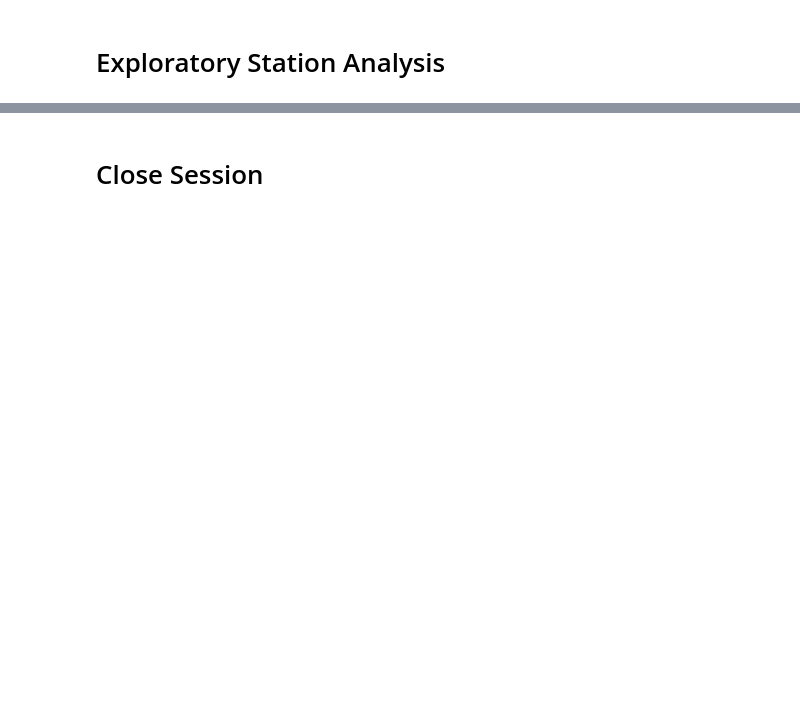
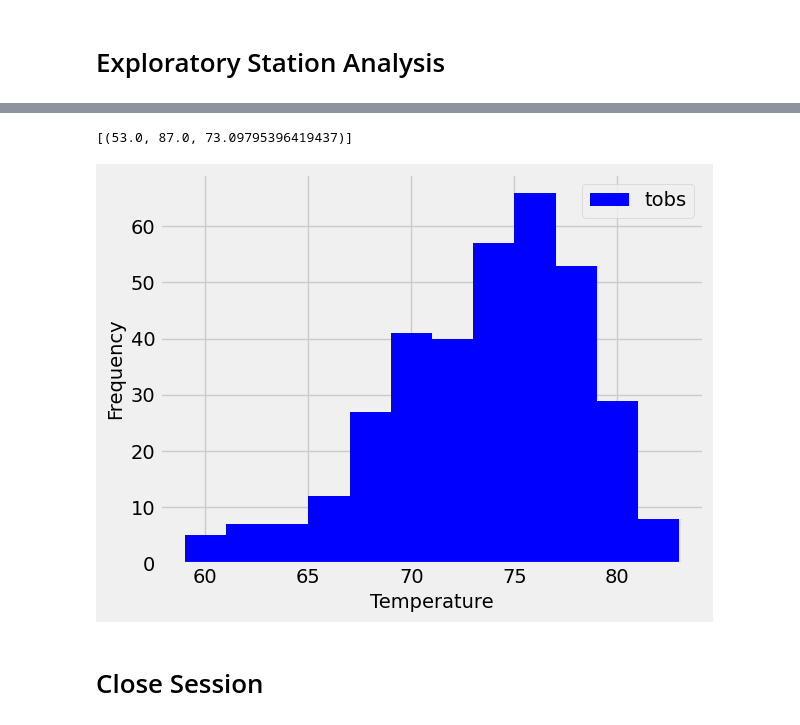
Before and after one commit to anthonybpino/sqlalchemy-challenge, a Jupyter notebook: SurfsUp/climate_starter.ipynb, the cells around one changed output, grey strips where cells are left out. Saved outputs shown, nothing was run; the diff lists cells and outputs as text; code cells hidden in the pictures; blank space fills up the shorter version.

```diff
--- a/SurfsUp/climate_starter.ipynb
+++ b/SurfsUp/climate_starter.ipynb
@@ -102,8 +135,25 @@ plt.legend(["Precipitation"], loc="upper right")
 # %%
 # Using the most active station id from the previous query, calculate the lowest, highest, and average temperature.
+session.query(func.min(Measurement.tobs), func.max(Measurement.tobs), func.avg(Measurement.tobs)).all()
+# %% [output]
+[(53.0, 87.0, 73.09795396419437)]
 # %%
 # Using the most active station id
 # Query the last 12 months of temperature observation data for this station and plot the results as a histogram
+max_tobs = session.query(Measurement.station, Measurement.tobs)\
+    .filter(Measurement.date >= '2016-08-23')\
+    .filter(Measurement.station == 'USC00519281')\
+    .all()
+max_tobs_df = pd.DataFrame(max_tobs)
+
+max_tobs_df.plot.hist(bins=12, color="blue")
+plt.xlabel("Temperature")
+plt.ylabel("Frequency")
+plt.tight_layout()
+plt.savefig("./histogram of temperature.png")
+plt.show()
+# %% [output]
+[figure, added]
 # %% [markdown]
 # Close Session
 # %%
```
Also changed, not shown: parts of 6 cells of this notebook, 1 other file.
